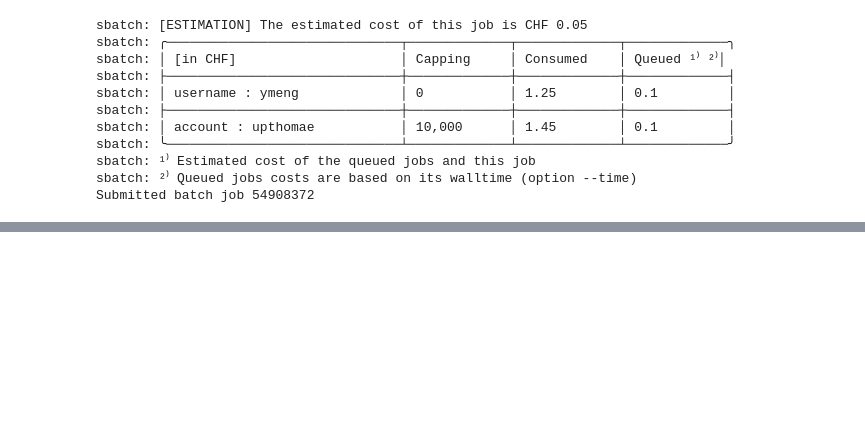
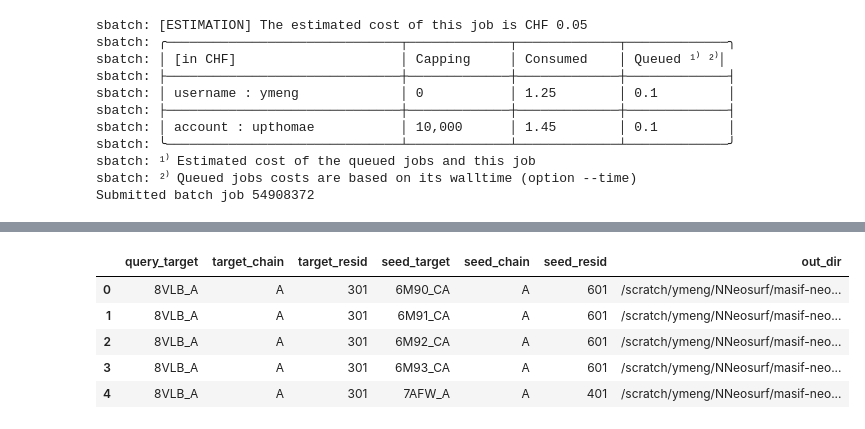
Before and after one commit to meng-yx/masif-neosurf-af2, a Jupyter notebook: notebooks/neosurf_neosurf.ipynb, the cells around one changed output, grey strips where cells are left out. Saved outputs shown, nothing was run; the diff lists cells and outputs as text; code cells hidden in the pictures; blank space fills up the shorter version.

```diff
--- a/notebooks/neosurf_neosurf.ipynb
+++ b/notebooks/neosurf_neosurf.ipynb
@@ -426,0 +432,80 @@ ___
+# %%
+import numpy as np
+from Bio.PDB import PDBParser
+
+QUERY_TARGET = "8VLB_A"
+query_out_dir = os.path.join(masif_search_out_dir, QUERY_TARGET)
+os.makedirs(query_out_dir, exist_ok=True)
+
+search_manifest = os.path.join(query_out_dir, "search_manifest.csv")
+
+
+def parse_ligand_name(ligand):
+    code, chain = ligand.rsplit("_", 1)
+    return code.strip(), chain.strip()
+
+
+def protein_chain_from_target(target, ligand_chain):
+    _, chains = target.split("_", 1)
+    if chains == ligand_chain:
+        return ligand_chain
+    if chains.endswith(ligand_chain):
+        protein = chains[: -len(ligand_chain)]
+        if protein:
+            return protein
+    raise ValueError(f"Cannot infer protein chain from {target=} {ligand_chain=}")
+
+
+def ligand_anchor_from_row(row):
+    """Return (ligand_chain, ligand_resid) from pdb_path and ligand column."""
+    ligand_code, ligand_chain = parse_ligand_name(row["ligand"])
+    structure = PDBParser(QUIET=True).get_structure(row["target"], row["pdb_path"])
+    residues = [
+        r
+        for r in structure[0][ligand_chain].get_residues()
+        if r.get_resname().strip() == ligand_code
+    ]
+    if not residues:
+        raise ValueError(f"No {ligand_code} on chain {ligand_chain} in {row['pdb_path']}")
+    if len(residues) == 1:
+        return ligand_chain, int(residues[0].id[1])
+
+    protein_chain = protein_chain_from_target(row["target"], ligand_chain)
+    ref = np.mean(
+        [r["CA"].get_coord() for r in structure[0][protein_chain].get_residues() if r.id[0] == " " and "CA" in r],
+        axis=0,
+    )
+    best = min(
+        residues,
+        key=lambda r: np.linalg.norm(
+            np.mean([a.get_coord() for a in r.get_atoms() if a.element != "H"], axis=0) - ref
+        ),
+    )
+    return ligand_chain, int(best.id[1])
+
+
+query_row = df_preprocess.loc[df_preprocess["target"] == QUERY_TARGET].iloc[0]
+target_chain, target_resid = ligand_anchor_from_row(query_row)
+
+search_rows = []
+for _, seed_row in df_preprocess[df_preprocess["target"] != QUERY_TARGET].iterrows():
+    seed_chain, seed_resid = ligand_anchor_from_row(seed_row)
+    out_dir = query_out_dir
+    search_rows.append(
+        {
+            "query_target": QUERY_TARGET,
+            "target_chain": target_chain,
+            "target_resid": target_resid,
+            "seed_target": seed_row["target"],
+            "seed_chain": seed_chain,
+            "seed_resid": seed_resid,
+            "out_dir": out_dir,
+        }
+    )
+
+df_search = pd.DataFrame(search_rows)
+df_search.to_csv(search_manifest, index=False)
+print(f"Query {QUERY_TARGET}: chain={target_chain} resid={target_resid}")
+print(f"Wrote {len(df_search)} search jobs to {search_manifest}")
+df_search.head()
+# %% [output]
@@ -426,0 +514,6 @@ ___
+|  | query_target | target_chain | target_resid | seed_target | seed_chain | seed_resid | out_dir |
+| 0 | 8VLB_A | A | 301 | 6M90_CA | A | 601 | /scratch/ymeng/NNeosurf/masif-neo... |
+| 1 | 8VLB_A | A | 301 | 6M91_CA | A | 601 | /scratch/ymeng/NNeosurf/masif-neo... |
+| 2 | 8VLB_A | A | 301 | 6M92_CA | A | 601 | /scratch/ymeng/NNeosurf/masif-neo... |
+| 3 | 8VLB_A | A | 301 | 6M93_CA | A | 601 | /scratch/ymeng/NNeosurf/masif-neo... |
+| 4 | 8VLB_A | A | 301 | 7AFW_A | A | 401 | /scratch/ymeng/NNeosurf/masif-neo... |
```
Also changed, not shown: parts of 5 cells of this notebook, 4 other files.
